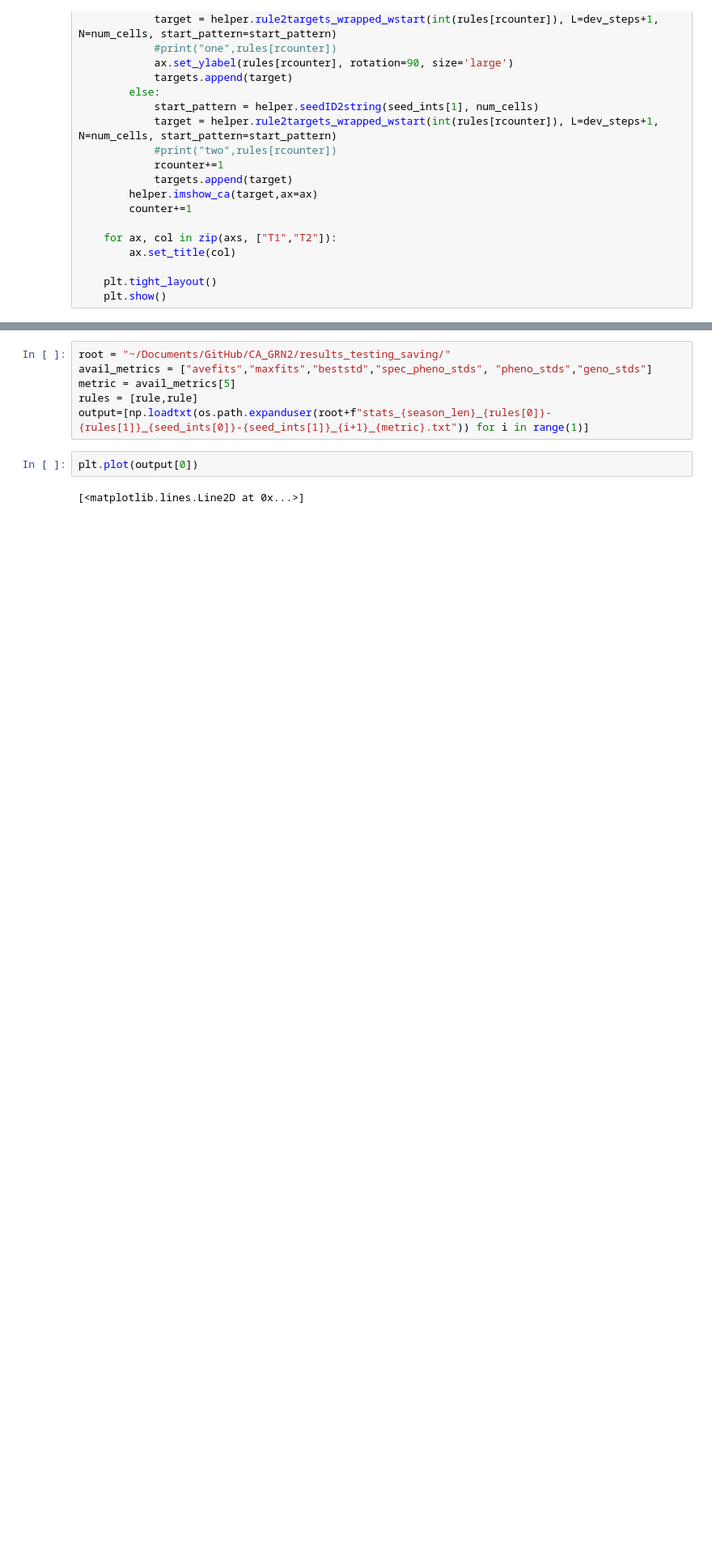
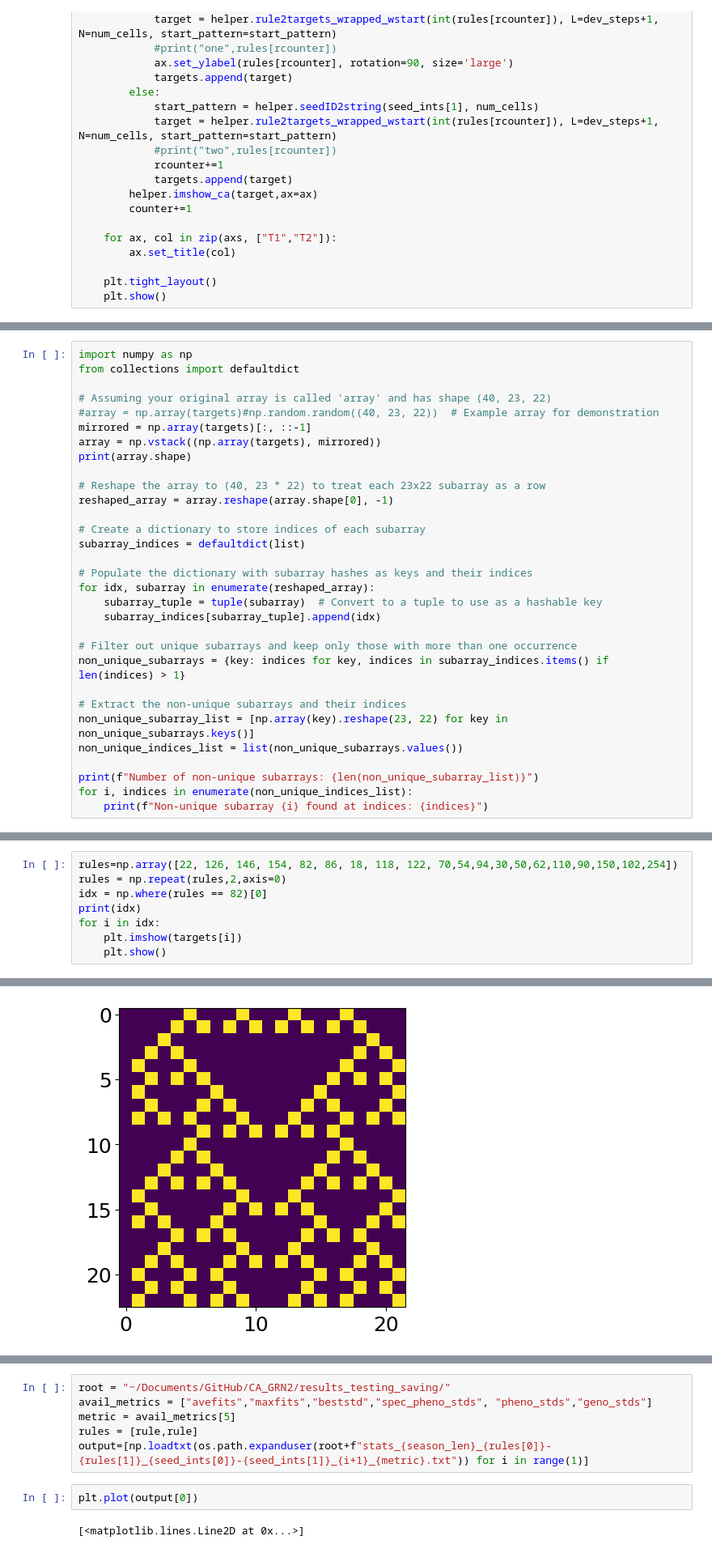
Before and after one commit to Cpetak/CA_GRN2, a Jupyter notebook: variable_maxave.ipynb, the cells around one changed output, grey strips where cells are left out. Shown at 81% size. Drawn from its saved outputs; the diff is of its cells as text; blank space fills up the shorter version.

```diff
--- a/variable_maxave.ipynb
+++ b/variable_maxave.ipynb
@@ -224,0 +249,31 @@ plt.show()
+# %%
+import numpy as np
+from collections import defaultdict
+
+# Assuming your original array is called 'array' and has shape (40, 23, 22)
+#array = np.array(targets)#np.random.random((40, 23, 22))  # Example array for demonstration
+mirrored = np.array(targets)[:, ::-1]
+array = np.vstack((np.array(targets), mirrored))
+print(array.shape)
+
+# Reshape the array to (40, 23 * 22) to treat each 23x22 subarray as a row
+reshaped_array = array.reshape(array.shape[0], -1)
+
+# Create a dictionary to store indices of each subarray
+subarray_indices = defaultdict(list)
+
+# Populate the dictionary with subarray hashes as keys and their indices
+for idx, subarray in enumerate(reshaped_array):
+    subarray_tuple = tuple(subarray)  # Convert to a tuple to use as a hashable key
+    subarray_indices[subarray_tuple].append(idx)
+
+# Filter out unique subarrays and keep only those with more than one occurrence
+non_unique_subarrays = {key: indices for key, indices in subarray_indices.items() if len(indices) > 1}
+
+# Extract the non-unique subarrays and their indices
+non_unique_subarray_list = [np.array(key).reshape(23, 22) for key in non_unique_subarrays.keys()]
+non_unique_indices_list = list(non_unique_subarrays.values())
+
+print(f"Number of non-unique subarrays: {len(non_unique_subarray_list)}")
+for i, indices in enumerate(non_unique_indices_list):
+    print(f"Non-unique subarray {i} found at indices: {indices}")
@@ -224,0 +304,9 @@ plt.show()
+# %%
+rules=np.array([22, 126, 146, 154, 82, 86, 18, 118, 122, 70,54,94,30,50,62,110,90,150,102,254])
+rules = np.repeat(rules,2,axis=0)
+idx = np.where(rules == 82)[0]
+print(idx)
+for i in idx:
+    plt.imshow(targets[i])
+    plt.show()
+# %% [output]
@@ -224,0 +314 @@ plt.show()
+[figure, added]
```
Also changed, not shown: parts of 11 cells of this notebook, 4 other files.
